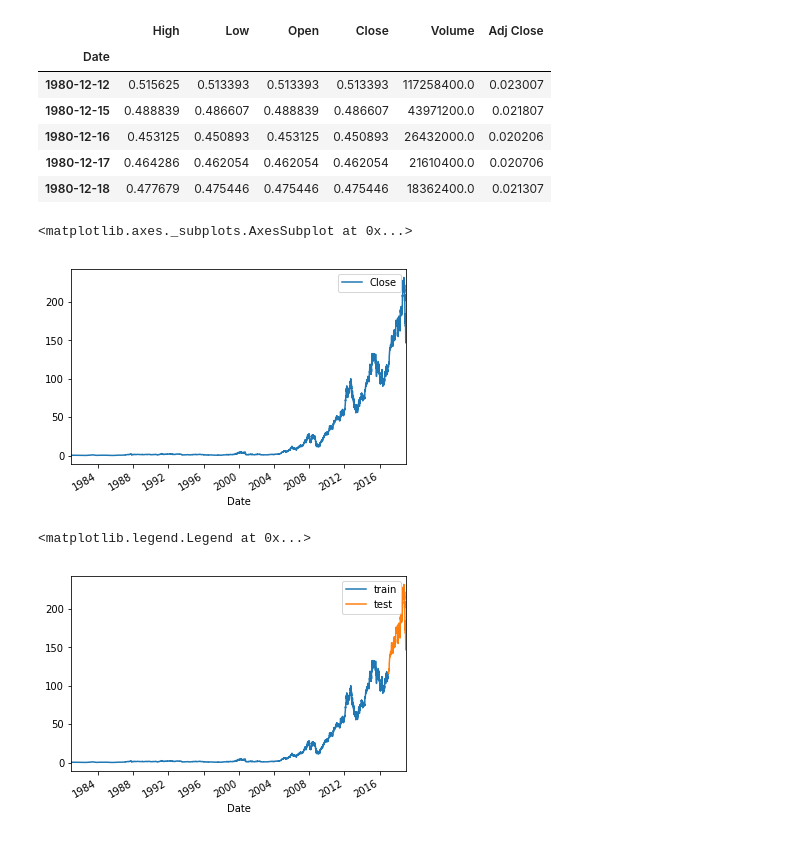
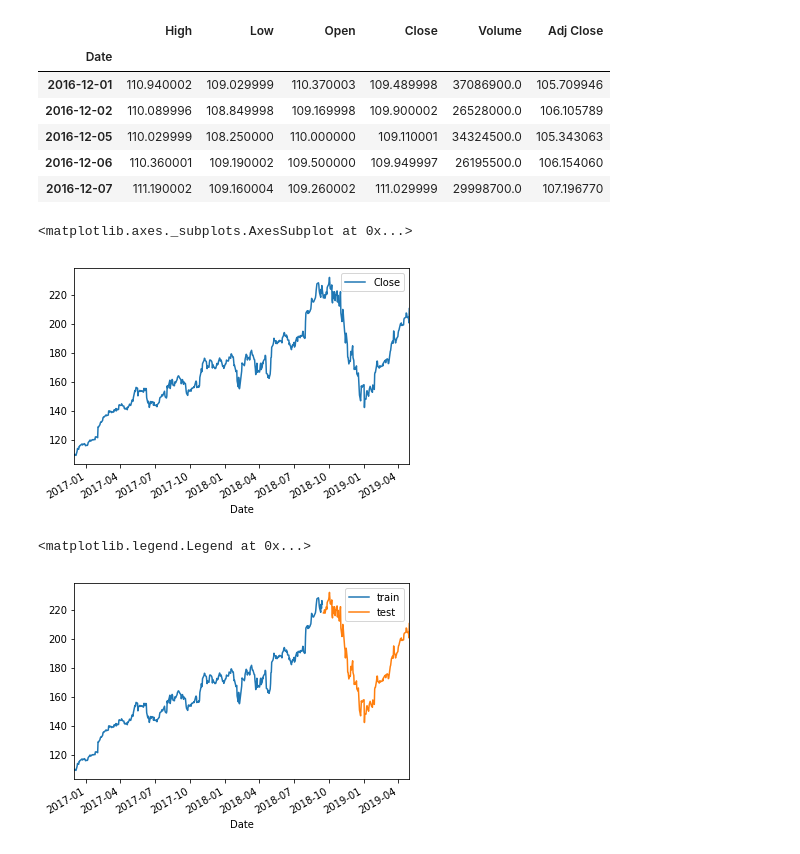
Before and after one commit to rawar-zz/tensorflow-notebooks, a Jupyter notebook: m3_time_series_prediction1.ipynb, the cells around one changed output. Drawn from its saved outputs; the diff is of its cells as text; code cells hidden in the pictures.

```diff
--- a/m3_time_series_prediction1.ipynb
+++ b/m3_time_series_prediction1.ipynb
@@ -39,8 +18,9 @@ from pandas_datareader import data
 # %%
 tickers = 'AAPL'
 
-start_date = '1980-12-01'
-end_date = '2018-12-31'
+#start_date = '1980-12-01'
+start_date = '2016-12-01'
+end_date = '2019-05-01'
 
 stock_data = data.get_data_yahoo(tickers, start_date, end_date)
 # %%
@@ -48,27 +28,27 @@ stock_data.head()
 # %% [output]
 |  | High | Low | Open | Close | Volume | Adj Close |
 | Date |  |  |  |  |  |  |
-| 1980-12-12 | 0.515625 | 0.513393 | 0.513393 | 0.513393 | 117258400.0 | 0.023007 |
-| 1980-12-15 | 0.488839 | 0.486607 | 0.488839 | 0.486607 | 43971200.0 | 0.021807 |
-| 1980-12-16 | 0.453125 | 0.450893 | 0.453125 | 0.450893 | 26432000.0 | 0.020206 |
-| 1980-12-17 | 0.464286 | 0.462054 | 0.462054 | 0.462054 | 21610400.0 | 0.020706 |
-| 1980-12-18 | 0.477679 | 0.475446 | 0.475446 | 0.475446 | 18362400.0 | 0.021307 |
+| 2016-12-01 | 110.940002 | 109.029999 | 110.370003 | 109.489998 | 37086900.0 | 105.709946 |
+| 2016-12-02 | 110.089996 | 108.849998 | 109.169998 | 109.900002 | 26528000.0 | 106.105789 |
+| 2016-12-05 | 110.029999 | 108.250000 | 110.000000 | 109.110001 | 34324500.0 | 105.343063 |
+| 2016-12-06 | 110.360001 | 109.190002 | 109.500000 | 109.949997 | 26195500.0 | 106.154060 |
+| 2016-12-07 | 111.190002 | 109.160004 | 109.260002 | 111.029999 | 29998700.0 | 107.196770 |
 # %%
 stock_data_frame = stock_data[["Close"]]
 stock_data_frame.plot()
 # %% [output]
 <matplotlib.axes._subplots.AxesSubplot at 0x...>
-[figure, old version]
+[figure, new version]
 # %%
-split_date = pd.Timestamp('01-01-2017')
+split_date = pd.Timestamp('2018-09-15')
 train = stock_data_frame.loc[:split_date]
 test = stock_data_frame.loc[split_date:]
 ax = train.plot()
 test.plot(ax=ax)
 plt.legend(['train', 'test'])
 # %% [output]
 <matplotlib.legend.Legend at 0x...>
-[figure, old version]
+[figure, new version]
 # %%
 sc = MinMaxScaler()
 train_sc = sc.fit_transform(train)
```
Also changed, not shown: parts of 9 cells of this notebook.
